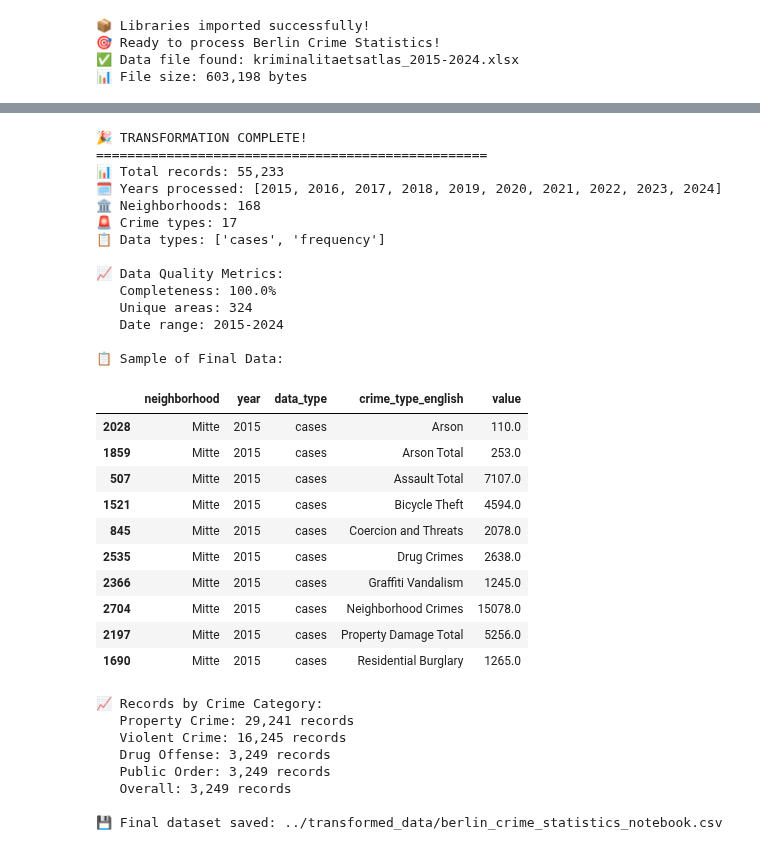
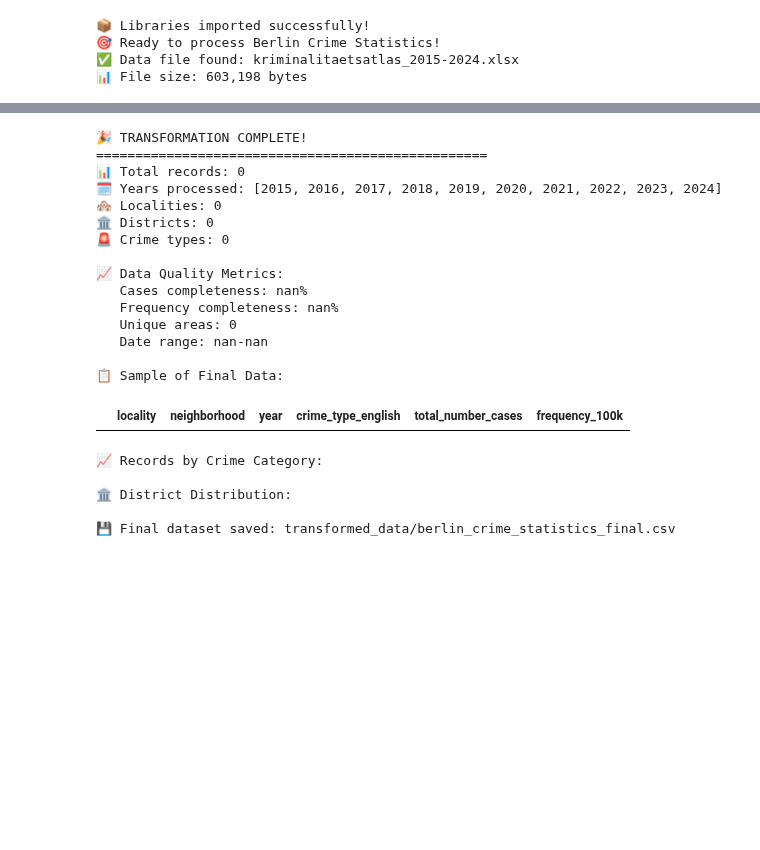
Before and after one commit to webeet-io/layered-populate-data-pool-da, a Jupyter notebook: crime_statistics/scripts/Berlin_Crime_Statistics_Transformation.ipynb, the cells around one changed output, grey strips where cells are left out. Drawn from its saved outputs; the diff is of its cells as text; code cells hidden in the pictures; blank space fills up the shorter version.

```diff
--- a/crime_statistics/scripts/Berlin_Crime_Statistics_Transformation.ipynb
+++ b/crime_statistics/scripts/Berlin_Crime_Statistics_Transformation.ipynb
@@ -30,7 +30,7 @@ print("📦 Libraries imported successfully!")
 print("🎯 Ready to process Berlin Crime Statistics!")
 
 # Verify data file exists
-file_path = Path("../sources/crime_atlas/kriminalitaetsatlas_2015-2024.xlsx")
+file_path = Path("sources/crime_atlas/kriminalitaetsatlas_2015-2024.xlsx")
 if file_path.exists():
     print(f"✅ Data file found: {file_path.name}")
     print(f"📊 File size: {file_path.stat().st_size:,} bytes")
@@ -196,7 +196,7 @@ for i, (german, info) in enumerate(list(translation_mapping.items())[:5]):
     print(f"   {i+1}. {german} → {info['english']} ({info['category']})")
 
 # Save translation mapping
-output_dir = Path("../transformed_data")
+output_dir = Path("transformed_data")
 output_dir.mkdir(exist_ok=True)
 
 with open(output_dir / "crime_type_translations_notebook.json", 'w', encoding='utf-8') as f:
@@ -342,65 +396,61 @@ if transformed_data is not None:
     print("=" * 50)
     print(f"📊 Total records: {len(transformed_data):,}")
     print(f"🗓️ Years processed: {processed_years}")
-    print(f"🏛️ Neighborhoods: {transformed_data['neighborhood'].nunique()}")
+    print(f"🏘️ Localities: {transformed_data['locality'].nunique()}")
+    print(f"🏛️ Districts: {transformed_data['neighborhood'].nunique()}")
     print(f"🚨 Crime types: {transformed_data['crime_type_english'].nunique()}")
-    print(f"📋 Data types: {list(transformed_data['data_type'].unique())}")
 
     # Show data quality metrics
     print(f"\n📈 Data Quality Metrics:")
-    print(f"   Completeness: {(transformed_data['value'].notna().sum() / len(transformed_data) * 100):.1f}%")
+    print(f"   Cases completeness: {(transformed_data['total_number_cases'].notna().sum() / len(transformed_data) * 100):.1f}%")
+    print(f"   Frequency completeness: {(transformed_data['frequency_100k'].notna().sum() / len(transformed_data) * 100):.1f}%")
     print(f"   Unique areas: {transformed_data['area_id'].nunique()}")
     print(f"   Date range: {transformed_data['year'].min()}-{transformed_data['year'].max()}")
 
     # Show sample data
     print(f"\n📋 Sample of Final Data:")
-    sample_cols = ['neighborhood', 'year', 'data_type', 'crime_type_english', 'value']
+    sample_cols = ['locality', 'neighborhood', 'year', 'crime_type_english', 'total_number_cases', 'frequency_100k']
     display(transformed_data[sample_cols].head(10))
 
     # Show records by category
     print(f"\n📈 Records by Crime Category:")
     category_summary = transformed_data['category'].value_counts()
     for category, count in category_summary.items():
         print(f"   {category}: {count:,} records")
 
+    # Show district distribution
+    print(f"\n🏛️ District Distribution:")
+    district_summary = transformed_data.groupby('neighborhood')['locality'].nunique().sort_values(ascending=False)
+    for district, locality_count in district_summary.items():
+        records = len(transformed_data[transformed_data['neighborhood'] == district])
+        print(f"   {district}: {locality_count} localities ({records:,} records)")
+
     # Save final dataset
-    output_file = output_dir / "berlin_crime_statistics_notebook.csv"
+    output_file = output_dir / "berlin_crime_statistics_final.csv"
     transformed_data.to_csv(output_file, index=False)
     print(f"\n💾 Final dataset saved: {output_file}")
 
 else:
     print("❌ Transformation failed")
 # %% [output]
 🎉 TRANSFORMATION COMPLETE!
 ==================================================
-📊 Total records: 55,233
+📊 Total records: 0
 🗓️ Years processed: [2015, 2016, 2017, 2018, 2019, 2020, 2021, 2022, 2023, 2024]
-🏛️ Neighborhoods: 168
-🚨 Crime types: 17
-📋 Data types: ['cases', 'frequency']
+🏘️ Localities: 0
+🏛️ Districts: 0
+🚨 Crime types: 0
 
 📈 Data Quality Metrics:
-   Completeness: 100.0%
-   Unique areas: 324
-   Date range: 2015-2024
+   Cases completeness: nan%
+   Frequency completeness: nan%
+   Unique areas: 0
+   Date range: nan-nan
 
 📋 Sample of Final Data:
-|  | neighborhood | year | data_type | crime_type_english | value |
-| 2028 | Mitte | 2015 | cases | Arson | 110.0 |
-| 1859 | Mitte | 2015 | cases | Arson Total | 253.0 |
-| 507 | Mitte | 2015 | cases | Assault Total | 7107.0 |
-| 1521 | Mitte | 2015 | cases | Bicycle Theft | 4594.0 |
-| 845 | Mitte | 2015 | cases | Coercion and Threats | 2078.0 |
-| 2535 | Mitte | 2015 | cases | Drug Crimes | 2638.0 |
-| 2366 | Mitte | 2015 | cases | Graffiti Vandalism | 1245.0 |
-| 2704 | Mitte | 2015 | cases | Neighborhood Crimes | 15078.0 |
-| 2197 | Mitte | 2015 | cases | Property Damage Total | 5256.0 |
-| 1690 | Mitte | 2015 | cases | Residential Burglary | 1265.0 |
+|  | locality | neighborhood | year | crime_type_english | total_number_cases | frequency_100k |
 📈 Records by Crime Category:
-   Property Crime: 29,241 records
-   Violent Crime: 16,245 records
-   Drug Offense: 3,249 records
-   Public Order: 3,249 records
-   Overall: 3,249 records
 
-💾 Final dataset saved: ../transformed_data/berlin_crime_statistics_notebook.csv
+🏛️ District Distribution:
+
+💾 Final dataset saved: transformed_data/berlin_crime_statistics_final.csv
```
Also changed, not shown: parts of 14 cells of this notebook, 6 other files.
